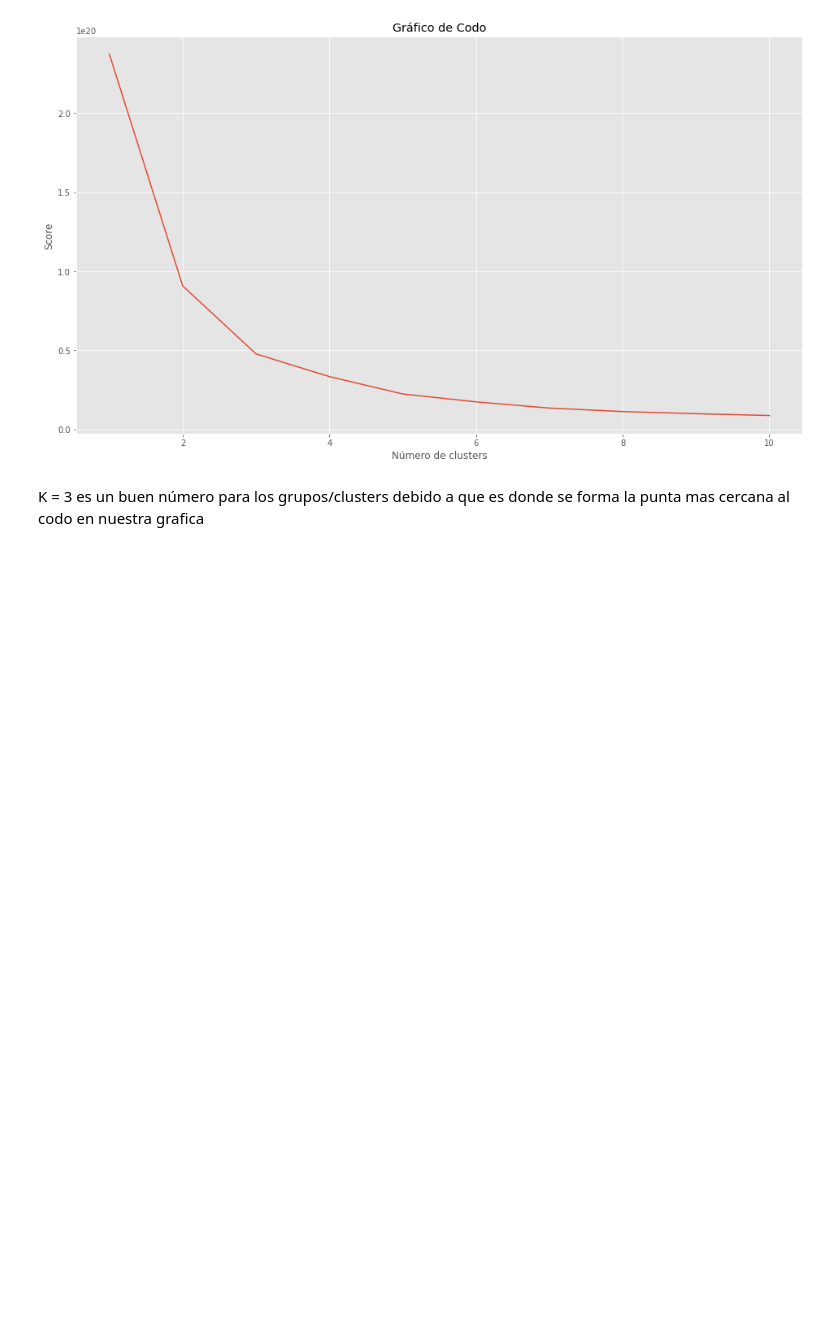
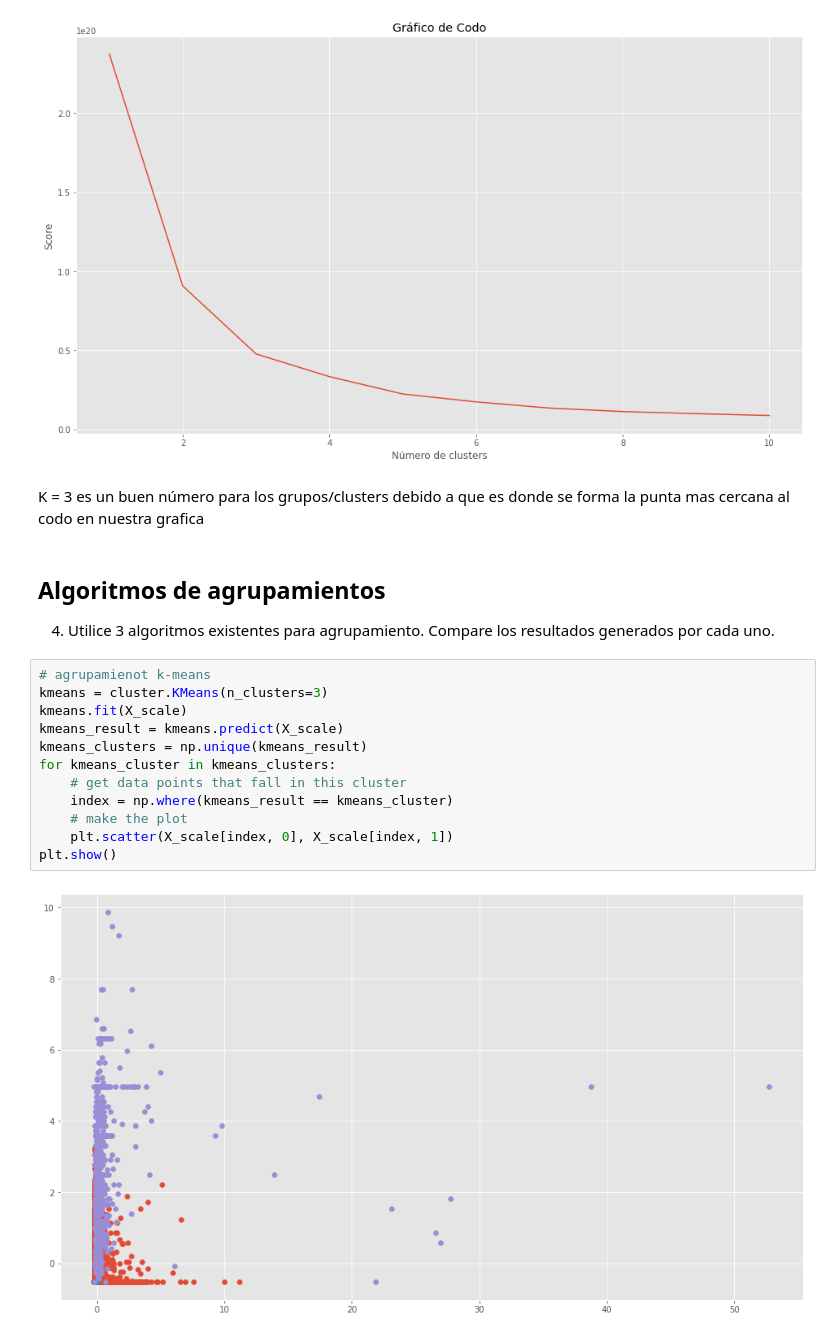
Before and after one commit to raulangelj/HT2_CLUSTERING, a Jupyter notebook: HT2_CLUSTERING.ipynb, the cells around one changed output. Saved outputs shown, nothing was run; the diff lists cells and outputs as text; blank space fills up the shorter version.

Commit message:
un algoritmo para la 4

```diff
--- a/HT2_CLUSTERING.ipynb
+++ b/HT2_CLUSTERING.ipynb
@@ -152,3 +152,20 @@ plt.show()
 [figure]
 # %% [markdown]
  K = 3 es un buen número para los grupos/clusters debido a que es donde se forma la punta mas cercana al codo en nuestra grafica
+# %% [markdown]
+## Algoritmos de agrupamientos
+4. Utilice 3 algoritmos existentes para agrupamiento. Compare los resultados generados por cada uno.
+# %%
+# agrupamienot k-means
+kmeans = cluster.KMeans(n_clusters=3)
+kmeans.fit(X_scale)
+kmeans_result = kmeans.predict(X_scale)
+kmeans_clusters = np.unique(kmeans_result)
+for kmeans_cluster in kmeans_clusters:
+    # get data points that fall in this cluster
+    index = np.where(kmeans_result == kmeans_cluster)
+    # make the plot
+    plt.scatter(X_scale[index, 0], X_scale[index, 1])
+plt.show()
+# %% [output]
+[figure, added]
```
Also changed, not shown: parts of 2 cells of this notebook.
